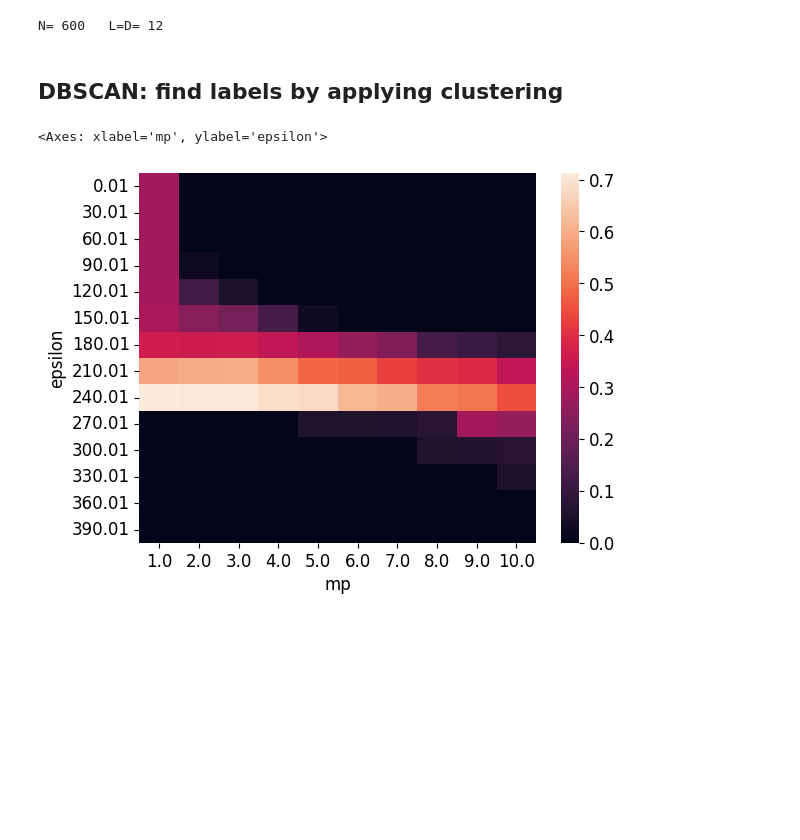
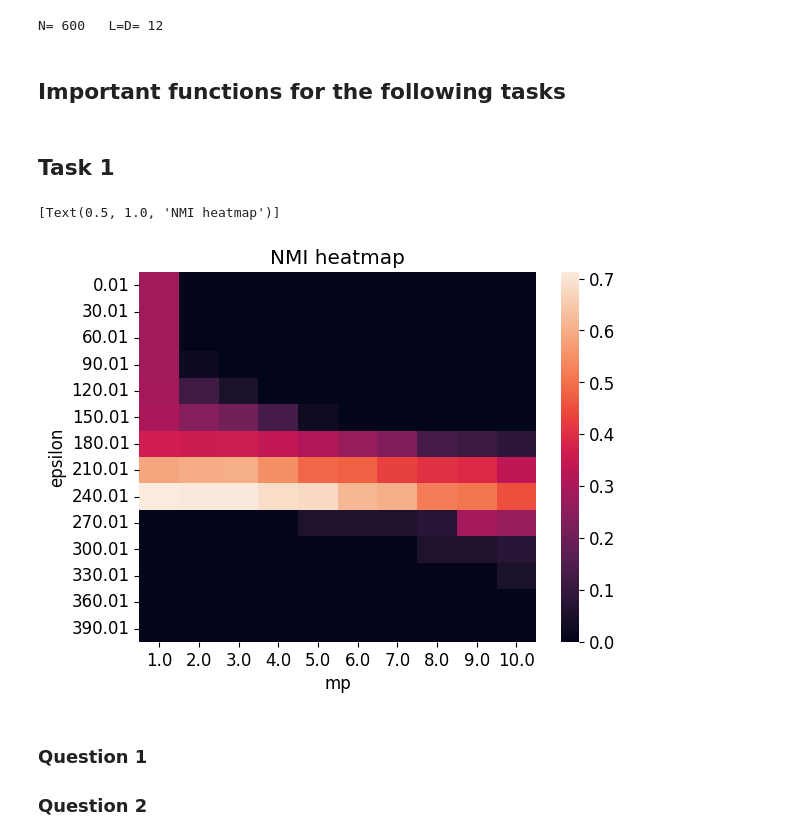
Before and after one commit to NicolaLavarda/LCP_modB, a Jupyter notebook: Data_visualization_clustering/group2601_exercise4.ipynb, the cells around one changed output. Cells and saved outputs as stored; diff of their text form; code cells hidden in the pictures; blank space fills up the shorter version.

Commit message:
Question of task 1 ex 4 to be completed

```diff
--- a/Data_visualization_clustering/group2601_exercise4.ipynb
+++ b/Data_visualization_clustering/group2601_exercise4.ipynb
@@ -30,7 +32,7 @@ x=data
 # %% [output]
 N= 600   L=D= 12
 # %% [markdown]
-## DBSCAN: find labels by applying clustering
+## Important functions for the following tasks
 # %%
 from sklearn.cluster import DBSCAN
 from sklearn.manifold import TSNE
@@ -78,6 +80,8 @@ def NMI(y_true, y_pred):
     Hw = entropy(w,n_sample) # entropy of the true clustering
 
     return 2*Iwc/(Hc+Hw)
+# %% [markdown]
+## **Task 1**
 # %%
 import pandas as pd
 import seaborn as sns
@@ -112,10 +116,17 @@ eps_mp_nmi_df = pd.DataFrame(
     }
 )
 # %%
-sns.heatmap(
+ax = sns.heatmap(
     data=eps_mp_nmi_df.pivot(index="epsilon", columns="mp", values="nmi"),
     fmt='%1.2f'
 )
+
+ax.set(title = "NMI heatmap")
 # %% [output]
-<Axes: xlabel='mp', ylabel='epsilon'>
+[Text(0.5, 1.0, 'NMI heatmap')]
-[figure, old version]
+[figure, new version]
+# %% [markdown]
+### Question 1
+
+
+### Question 2
```
Also changed, not shown: parts of 1 cell of this notebook.
